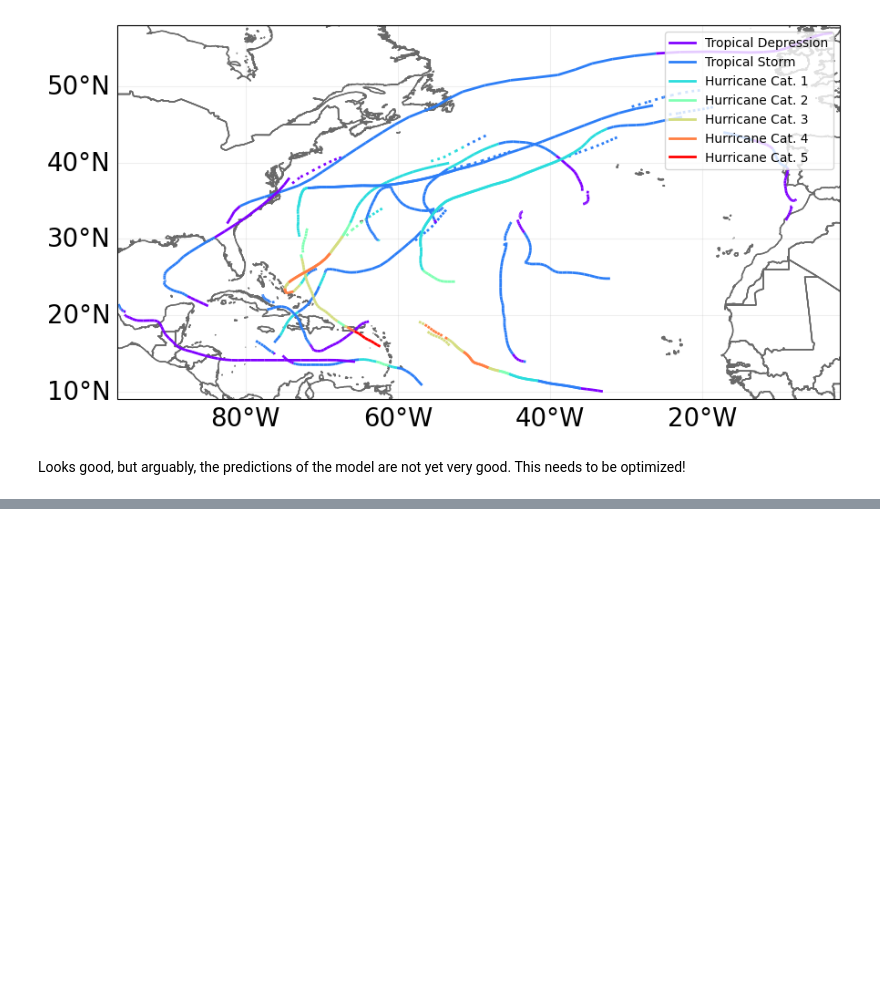
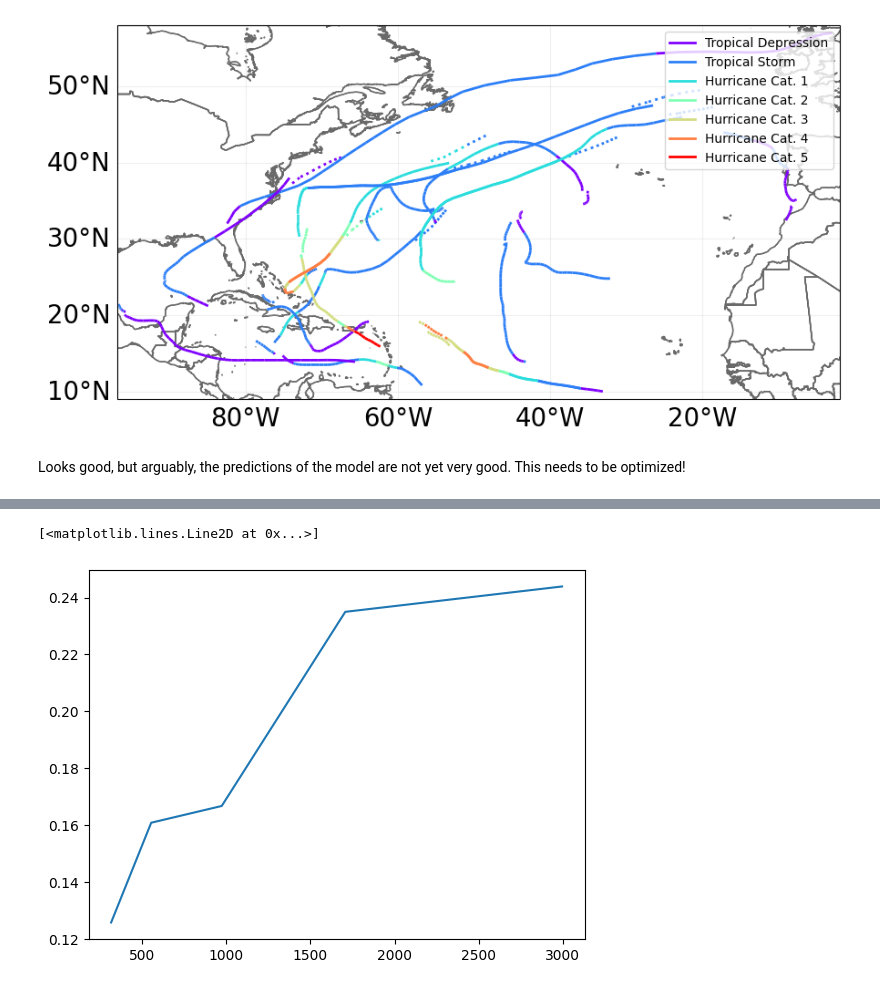
Before and after one commit to ejbrun/koopman_learning_tropical_cyclone, a Jupyter notebook: examples/koopman_kernel_for_TC_plot_prediction.ipynb, the cells around one changed output, grey strips where cells are left out. Cells and saved outputs as stored; diff of their text form; code cells hidden in the pictures; blank space fills up the shorter version.

```diff
--- a/examples/koopman_kernel_for_TC_plot_prediction.ipynb
+++ b/examples/koopman_kernel_for_TC_plot_prediction.ipynb
@@ -148,0 +308,7 @@ Looks good, but arguably, the predictions of the model are not yet very good. Th
+# %%
+plt.plot(train_stops, fit_times)
+# plt.xscale("log")
+# plt.yscale("log")
+# %% [output]
+[<matplotlib.lines.Line2D at 0x...>]
+[figure, added]
```
Also changed, not shown: parts of 21 cells of this notebook, 3 other files.
